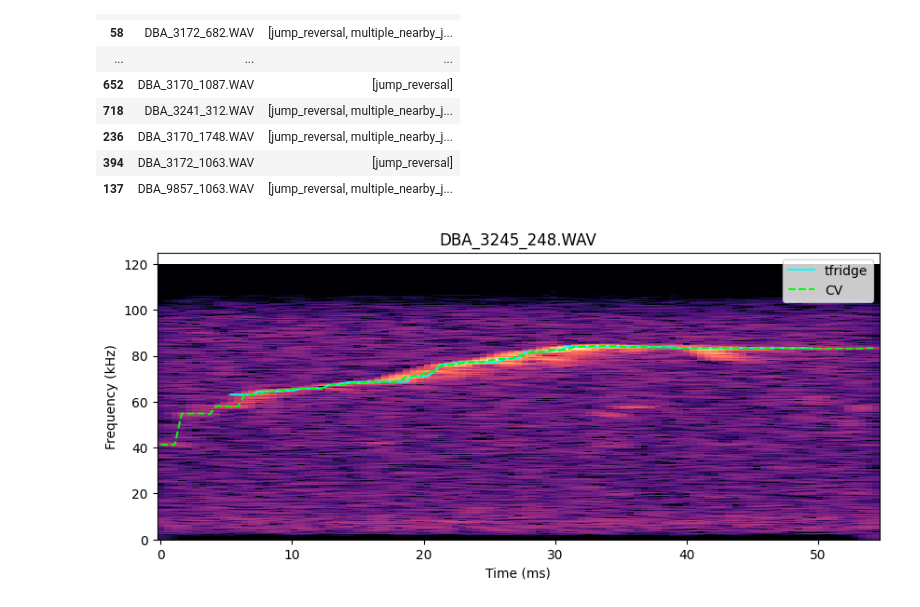
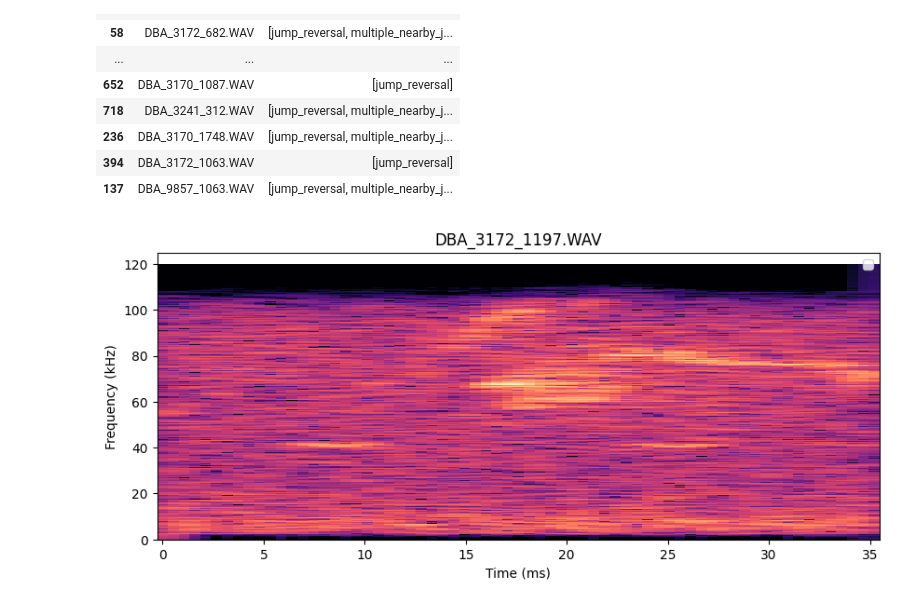
Before and after one commit to netra-khot/mouse-vocalization-2026, a Jupyter notebook: data_prep/audio_preprocess_01.ipynb, the cells around one changed output. Saved outputs shown, nothing was run; the diff lists cells and outputs as text; code cells hidden in the pictures.

```diff
--- a/data_prep/audio_preprocess_01.ipynb
+++ b/data_prep/audio_preprocess_01.ipynb
@@ -317,34 +318,34 @@ clean_file_df = file_df[
     ~file_df["filename"].isin(no_contour_files)
 ].copy()
 # %%
-path = file_df.iloc[1]["full_path"]
+path = file_df.iloc[2]["full_path"]
 
 # Existing tfridge method
 old_result = utils.get_main_freq_traj(path)
 times_old, freq_old = old_result[:2]
 
 # Computer-vision method
 times_cv, freq_cv, amp_cv = utils.get_cv_freq_traj(path)
 
 # Background spectrogram
 audio, sr = utils.load_audio(path, target_sr=240000)
 audio = utils.bandpass_filter(audio, sr)
 S_db, freqs, times = utils.quick_spectrogram(audio, sr)
 
 plt.figure(figsize=(10, 4))
 plt.pcolormesh(times * 1000, freqs / 1000, S_db,
                shading="auto", cmap="magma", vmin=-60, vmax=0)
 
-plt.plot(times_old * 1000, freq_old / 1000,
-         color="cyan", label="tfridge")
-plt.plot(times_cv * 1000, freq_cv / 1000,
-         color="lime", linestyle="--", label="CV")
+# plt.plot(times_old * 1000, freq_old / 1000,
+#          color="cyan", label="tfridge")
+# plt.plot(times_cv * 1000, freq_cv / 1000,
+#          color="lime", linestyle="--", label="CV")
 
 plt.ylim(0, 125)
 plt.xlabel("Time (ms)")
 plt.ylabel("Frequency (kHz)")
 plt.title(Path(path).name)
 plt.legend()
 plt.show()
 # %% [output]
-[figure, old version]
+[figure, new version]
```
Also changed, not shown: parts of 1 cell of this notebook, 18 other files.
